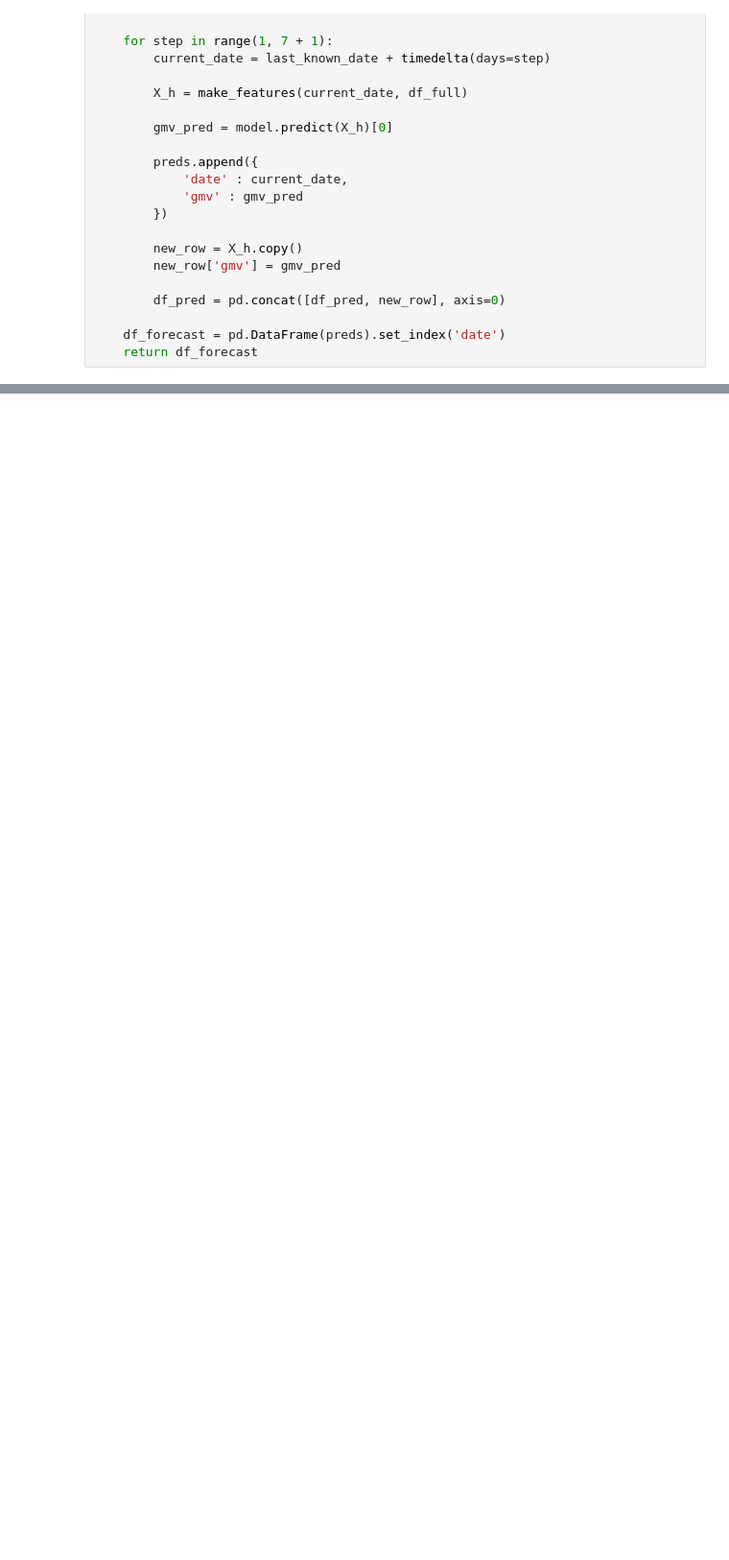
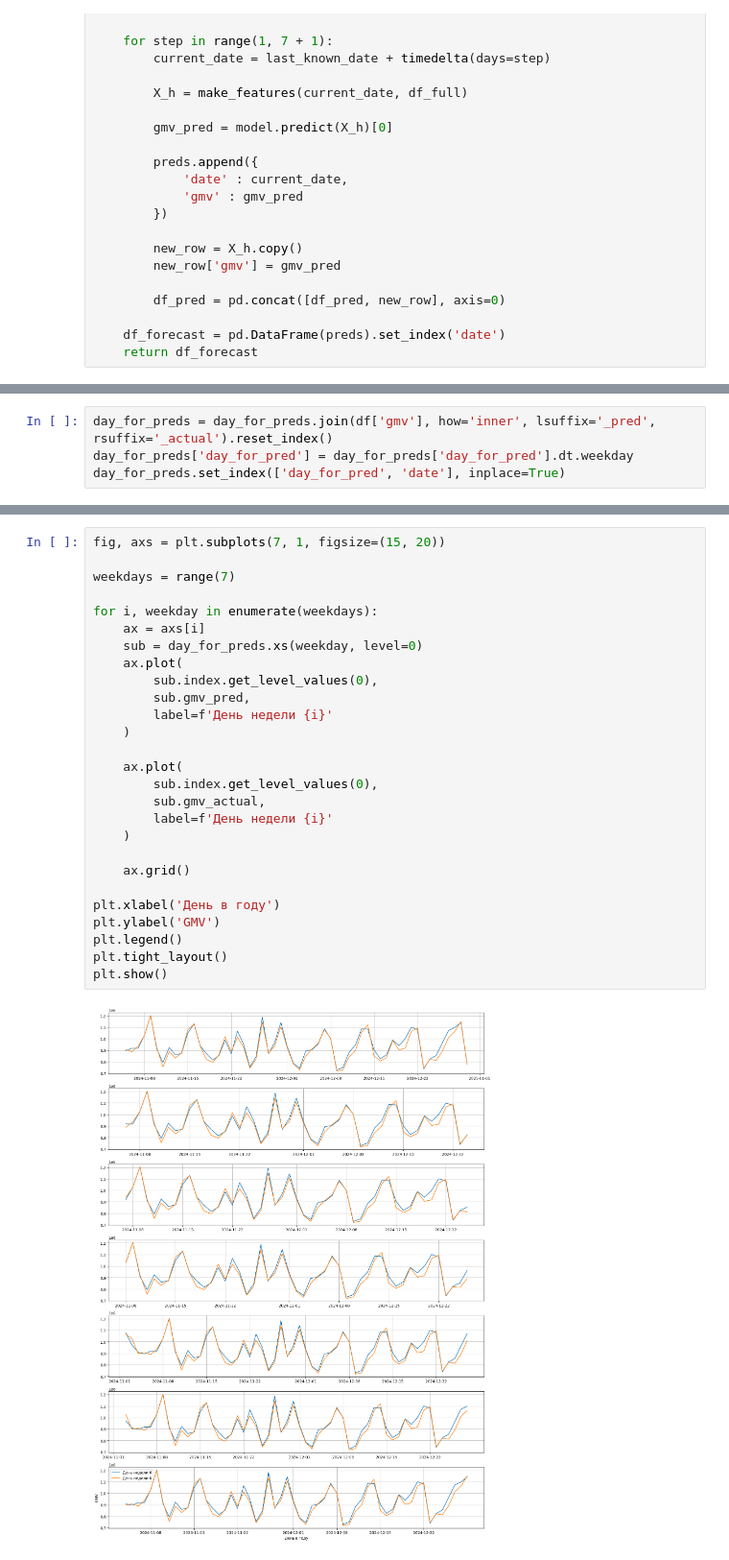
Before and after one commit to Sordid-Slug/test_ozon, a Jupyter notebook: model/forecast.ipynb, the cells around one changed output, grey strips where cells are left out. Shown at 96% size. Saved outputs shown, nothing was run; the diff lists cells and outputs as text; blank space fills up the shorter version.

Commit message:
finally finished plot actual vs predicted

```diff
--- a/model/forecast.ipynb
+++ b/model/forecast.ipynb
@@ -753,0 +775,4 @@ full_test(model_gmv, df)
+# %%
+day_for_preds = day_for_preds.join(df['gmv'], how='inner', lsuffix='_pred', rsuffix='_actual').reset_index()
+day_for_preds['day_for_pred'] = day_for_preds['day_for_pred'].dt.weekday
+day_for_preds.set_index(['day_for_pred', 'date'], inplace=True)
@@ -753,0 +796,29 @@ full_test(model_gmv, df)
+# %%
+fig, axs = plt.subplots(7, 1, figsize=(15, 20))
+
+weekdays = range(7)
+
+for i, weekday in enumerate(weekdays):
+    ax = axs[i]
+    sub = day_for_preds.xs(weekday, level=0)
+    ax.plot(
+        sub.index.get_level_values(0),
+        sub.gmv_pred,
+        label=f'День недели {i}'
+    )
+
+    ax.plot(
+        sub.index.get_level_values(0),
+        sub.gmv_actual,
+        label=f'День недели {i}'
+    )
+
+    ax.grid()
+
+plt.xlabel('День в году')
+plt.ylabel('GMV')
+plt.legend()
+plt.tight_layout()
+plt.show()
+# %% [output]
+[figure, added]
```
Also changed, not shown: parts of 9 cells of this notebook.
